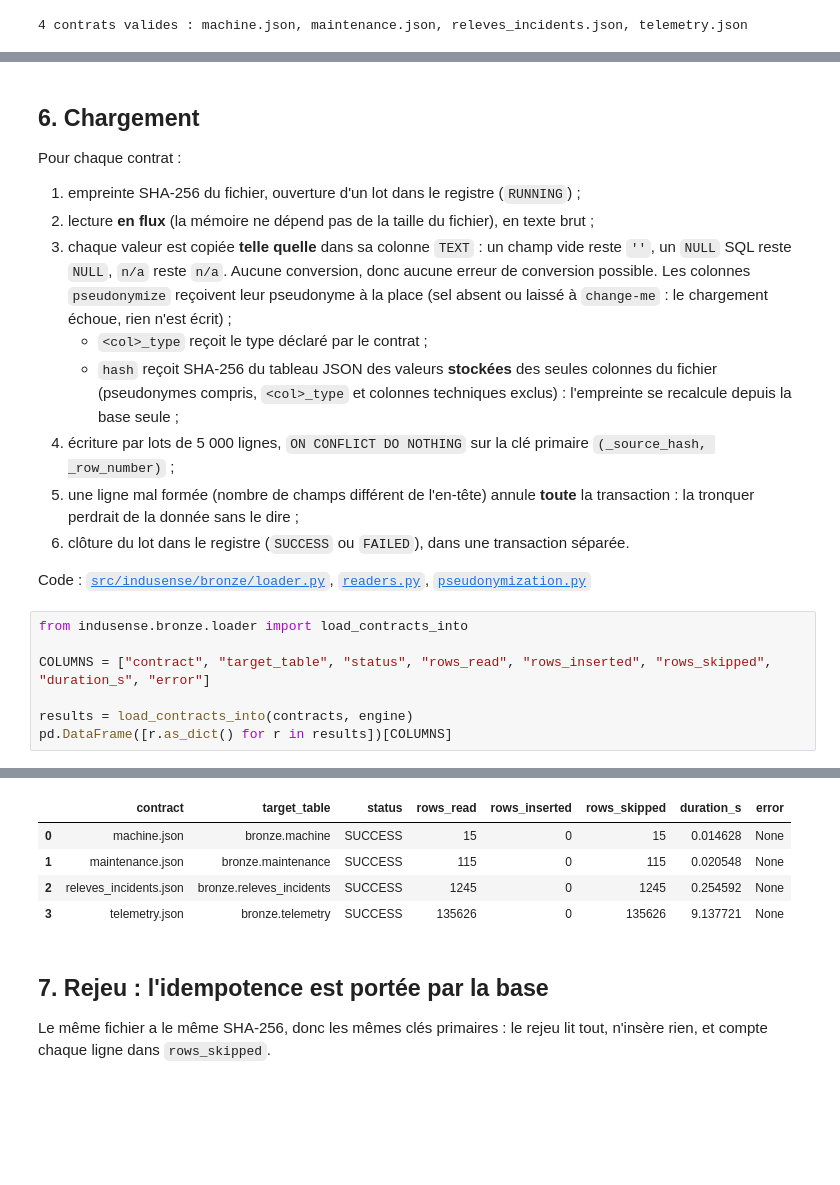
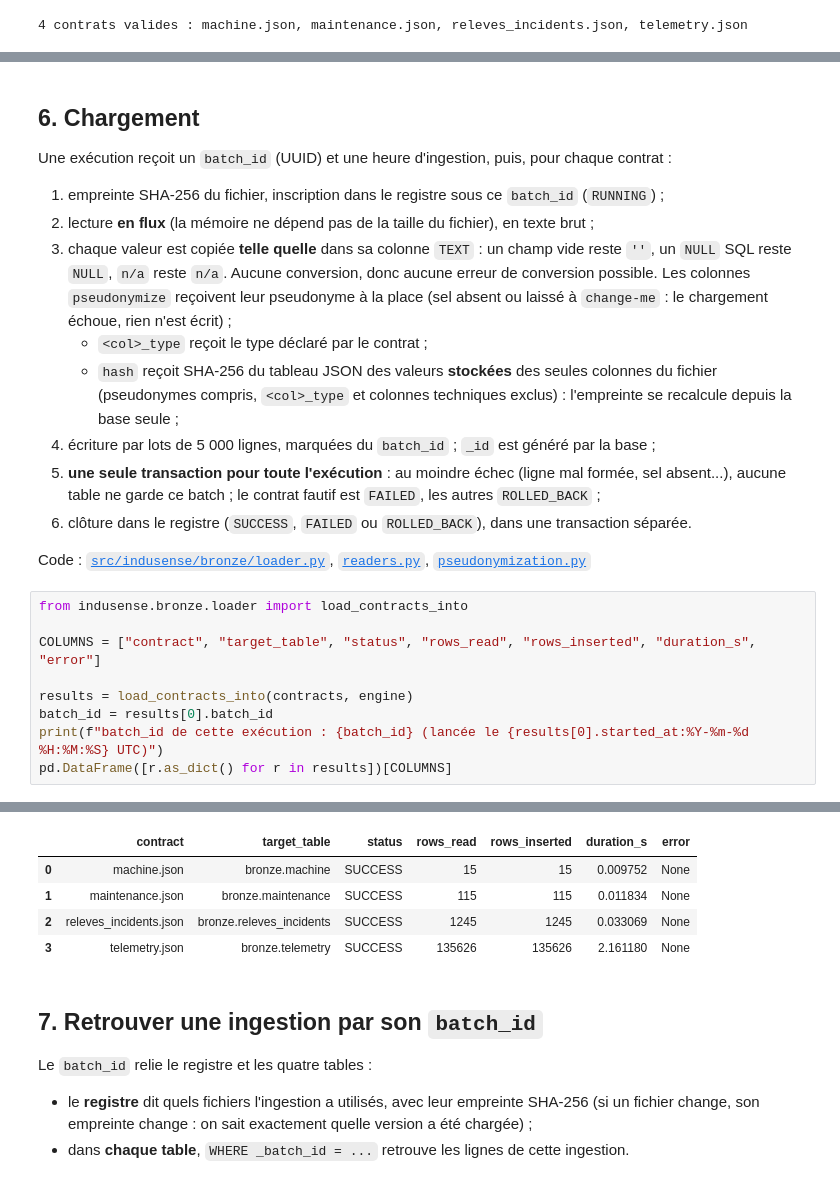
Before and after one commit to Xeliphmede/indusense, a Jupyter notebook: bronze.ipynb, the cells around one changed output, grey strips where cells are left out. Saved outputs shown, nothing was run; the diff lists cells and outputs as text; blank space fills up the shorter version.

```diff
--- a/bronze.ipynb
+++ b/bronze.ipynb
@@ -293,9 +301,9 @@ No new upgrade operations detected.
 # %% [markdown]
 ## 6. Chargement
 
-Pour chaque contrat :
+Une exécution reçoit un `batch_id` (UUID) et une heure d'ingestion, puis, pour chaque contrat :
 
-1. empreinte SHA-256 du fichier, ouverture d'un lot dans le registre (`RUNNING`) ;
+1. empreinte SHA-256 du fichier, inscription dans le registre sous ce `batch_id` (`RUNNING`) ;
 2. lecture **en flux** (la mémoire ne dépend pas de la taille du fichier), en texte brut ;
 3. chaque valeur est copiée **telle quelle** dans sa colonne `TEXT` : un champ vide reste `''`, un `NULL` SQL
    reste `NULL`, `n/a` reste `n/a`. Aucune conversion, donc aucune erreur de conversion possible. Les colonnes
@@ -304,18 +312,20 @@ Pour chaque contrat :
    - `<col>_type` reçoit le type déclaré par le contrat ;
    - `hash` reçoit SHA-256 du tableau JSON des valeurs **stockées** des seules colonnes du fichier (pseudonymes
      compris, `<col>_type` et colonnes techniques exclus) : l'empreinte se recalcule depuis la base seule ;
-4. écriture par lots de 5 000 lignes, `ON CONFLICT DO NOTHING` sur la clé primaire `(_source_hash, _row_number)` ;
-5. une ligne mal formée (nombre de champs différent de l'en-tête) annule **toute** la transaction : la tronquer
-   perdrait de la donnée sans le dire ;
-6. clôture du lot dans le registre (`SUCCESS` ou `FAILED`), dans une transaction séparée.
+4. écriture par lots de 5 000 lignes, marquées du `batch_id` ; `_id` est généré par la base ;
+5. **une seule transaction pour toute l'exécution** : au moindre échec (ligne mal formée, sel absent...), aucune
+   table ne garde ce batch ; le contrat fautif est `FAILED`, les autres `ROLLED_BACK` ;
+6. clôture dans le registre (`SUCCESS`, `FAILED` ou `ROLLED_BACK`), dans une transaction séparée.
 
 Code : [`src/indusense/bronze/loader.py`](src/indusense/bronze/loader.py),
 [`readers.py`](src/indusense/bronze/readers.py), [`pseudonymization.py`](src/indusense/bronze/pseudonymization.py)
 # %%
 from indusense.bronze.loader import load_contracts_into
 
-COLUMNS = ["contract", "target_table", "status", "rows_read", "rows_inserted", "rows_skipped", "duration_s", "error"]
+COLUMNS = ["contract", "target_table", "status", "rows_read", "rows_inserted", "duration_s", "error"]
 
 results = load_contracts_into(contracts, engine)
+batch_id = results[0].batch_id
+print(f"batch_id de cette exécution : {batch_id} (lancée le {results[0].started_at:%Y-%m-%d %H:%M:%S} UTC)")
 pd.DataFrame([r.as_dict() for r in results])[COLUMNS]
 # %% [output]
@@ -322,11 +333,14 @@ pd.DataFrame([r.as_dict() for r in results])[COLUMNS]
-|  | contract | target_table | status | rows_read | rows_inserted | rows_skipped | duration_s | error |
-| 0 | machine.json | bronze.machine | SUCCESS | 15 | 0 | 15 | 0.014628 | None |
-| 1 | maintenance.json | bronze.maintenance | SUCCESS | 115 | 0 | 115 | 0.020548 | None |
-| 2 | releves_incidents.json | bronze.releves_incidents | SUCCESS | 1245 | 0 | 1245 | 0.254592 | None |
-| 3 | telemetry.json | bronze.telemetry | SUCCESS | 135626 | 0 | 135626 | 9.137721 | None |
+|  | contract | target_table | status | rows_read | rows_inserted | duration_s | error |
+| 0 | machine.json | bronze.machine | SUCCESS | 15 | 15 | 0.009752 | None |
+| 1 | maintenance.json | bronze.maintenance | SUCCESS | 115 | 115 | 0.011834 | None |
+| 2 | releves_incidents.json | bronze.releves_incidents | SUCCESS | 1245 | 1245 | 0.033069 | None |
+| 3 | telemetry.json | bronze.telemetry | SUCCESS | 135626 | 135626 | 2.161180 | None |
 # %% [markdown]
-## 7. Rejeu : l'idempotence est portée par la base
+## 7. Retrouver une ingestion par son `batch_id`
 
-Le même fichier a le même SHA-256, donc les mêmes clés primaires : le rejeu lit tout, n'insère rien, et compte
-chaque ligne dans `rows_skipped`.
+Le `batch_id` relie le registre et les quatre tables :
+
+- le **registre** dit quels fichiers l'ingestion a utilisés, avec leur empreinte SHA-256 (si un fichier change,
+  son empreinte change : on sait exactement quelle version a été chargée) ;
+- dans **chaque table**, `WHERE _batch_id = ...` retrouve les lignes de cette ingestion.
 # %%
```
Also changed, not shown: parts of 24 cells of this notebook, 6 other files.
